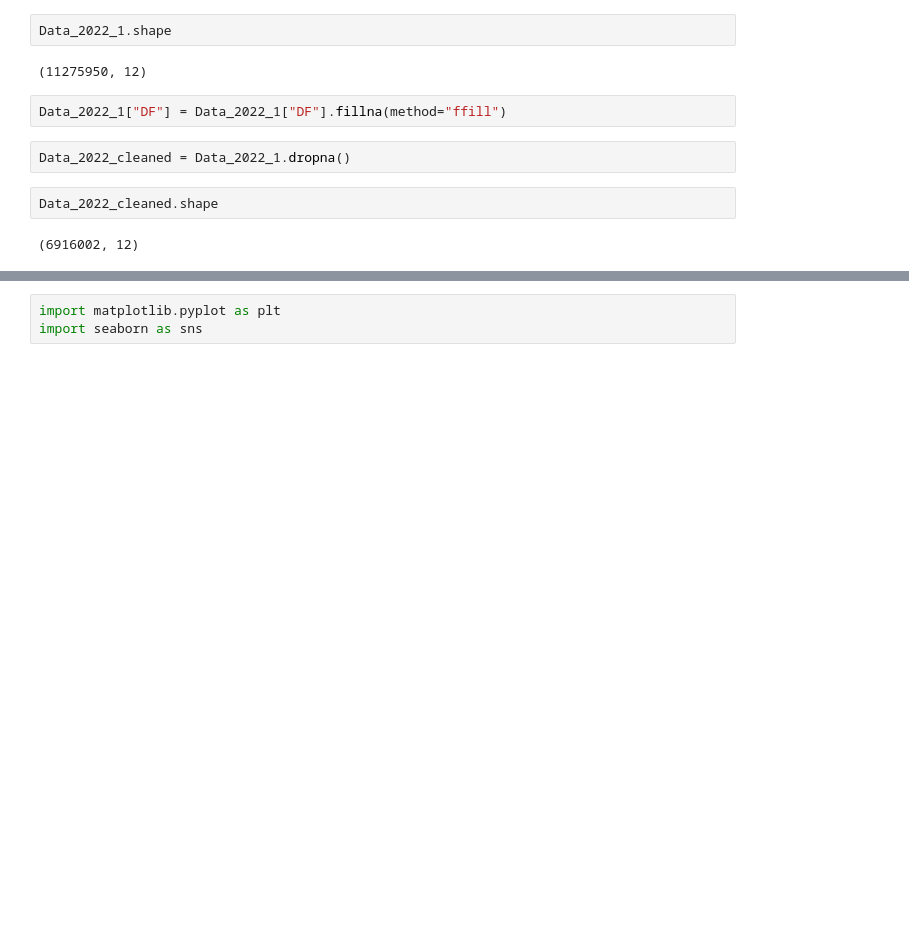
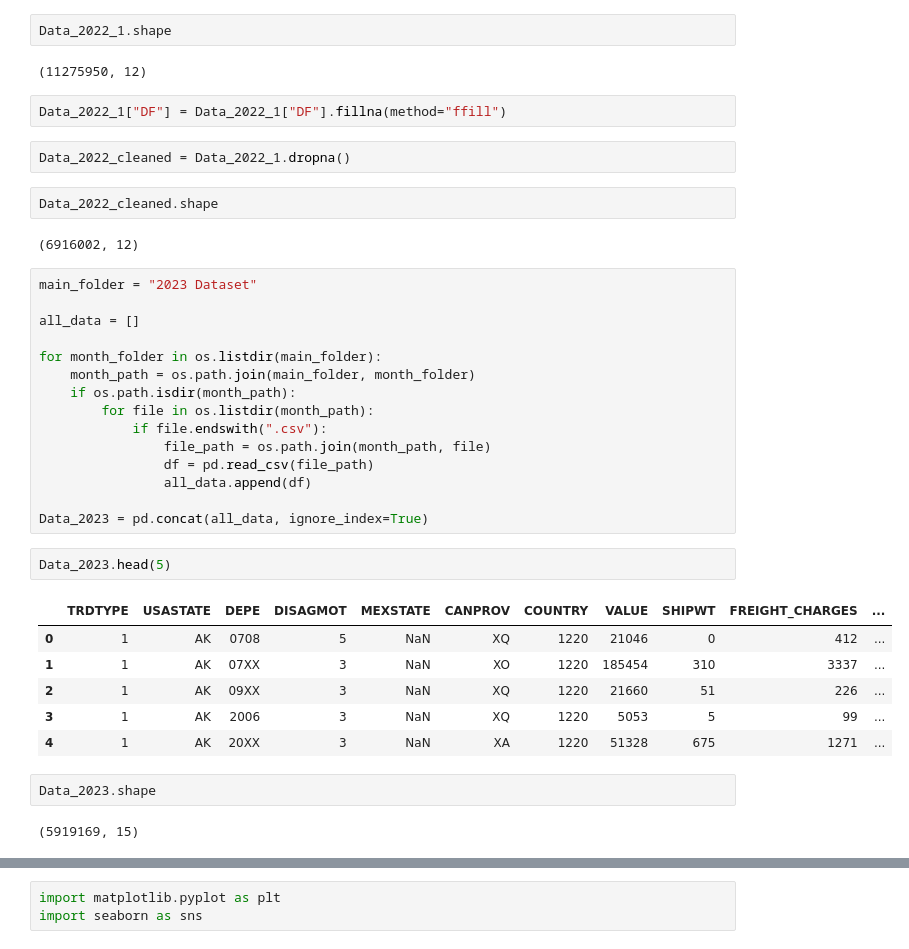
Before and after one commit to llawlaw23/bts-transportation-analysis, a Jupyter notebook: analysis.ipynb, the cells around one changed output, grey strips where cells are left out. Drawn from its saved outputs; the diff is of its cells as text; blank space fills up the shorter version.

```diff
--- a/analysis.ipynb
+++ b/analysis.ipynb
@@ -388,3 +388,31 @@ Data_2022_cleaned = Data_2022_1.dropna()
 Data_2022_cleaned.shape
 # %% [output]
 (6916002, 12)
+# %%
+main_folder = "2023 Dataset"
+
+all_data = []
+
+for month_folder in os.listdir(main_folder):
+    month_path = os.path.join(main_folder, month_folder)
+    if os.path.isdir(month_path):
+        for file in os.listdir(month_path):
+            if file.endswith(".csv"):
+                file_path = os.path.join(month_path, file)
+                df = pd.read_csv(file_path)
+                all_data.append(df)
+
+Data_2023 = pd.concat(all_data, ignore_index=True)
+# %%
+Data_2023.head(5)
+# %% [output]
+|  | TRDTYPE | USASTATE | DEPE | DISAGMOT | MEXSTATE | CANPROV | COUNTRY | VALUE | SHIPWT | FREIGHT_CHARGES | ... |
+| 0 | 1 | AK | 0708 | 5 | NaN | XQ | 1220 | 21046 | 0 | 412 | ... |
+| 1 | 1 | AK | 07XX | 3 | NaN | XO | 1220 | 185454 | 310 | 3337 | ... |
+| 2 | 1 | AK | 09XX | 3 | NaN | XQ | 1220 | 21660 | 51 | 226 | ... |
+| 3 | 1 | AK | 2006 | 3 | NaN | XQ | 1220 | 5053 | 5 | 99 | ... |
+| 4 | 1 | AK | 20XX | 3 | NaN | XA | 1220 | 51328 | 675 | 1271 | ... |
+# %%
+Data_2023.shape
+# %% [output]
+(5919169, 15)
```
Also changed, not shown: parts of 25 cells of this notebook.
